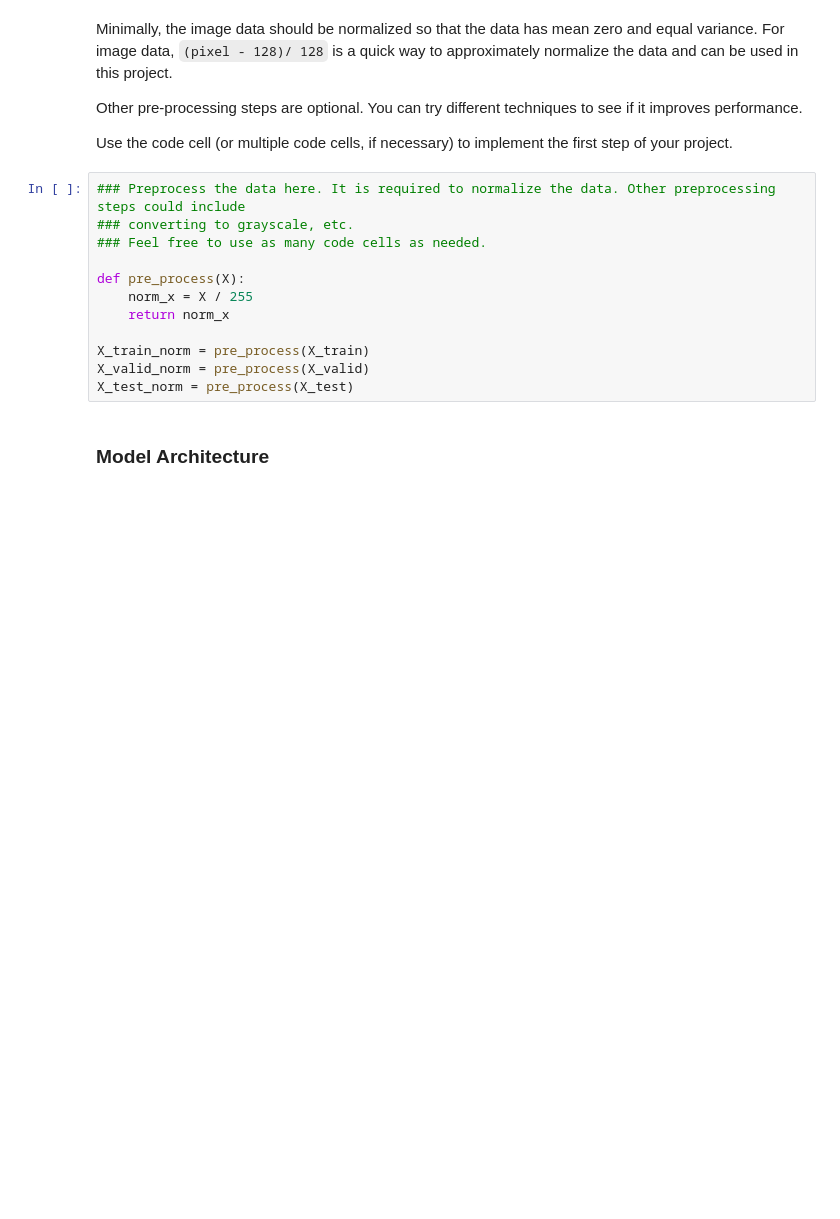
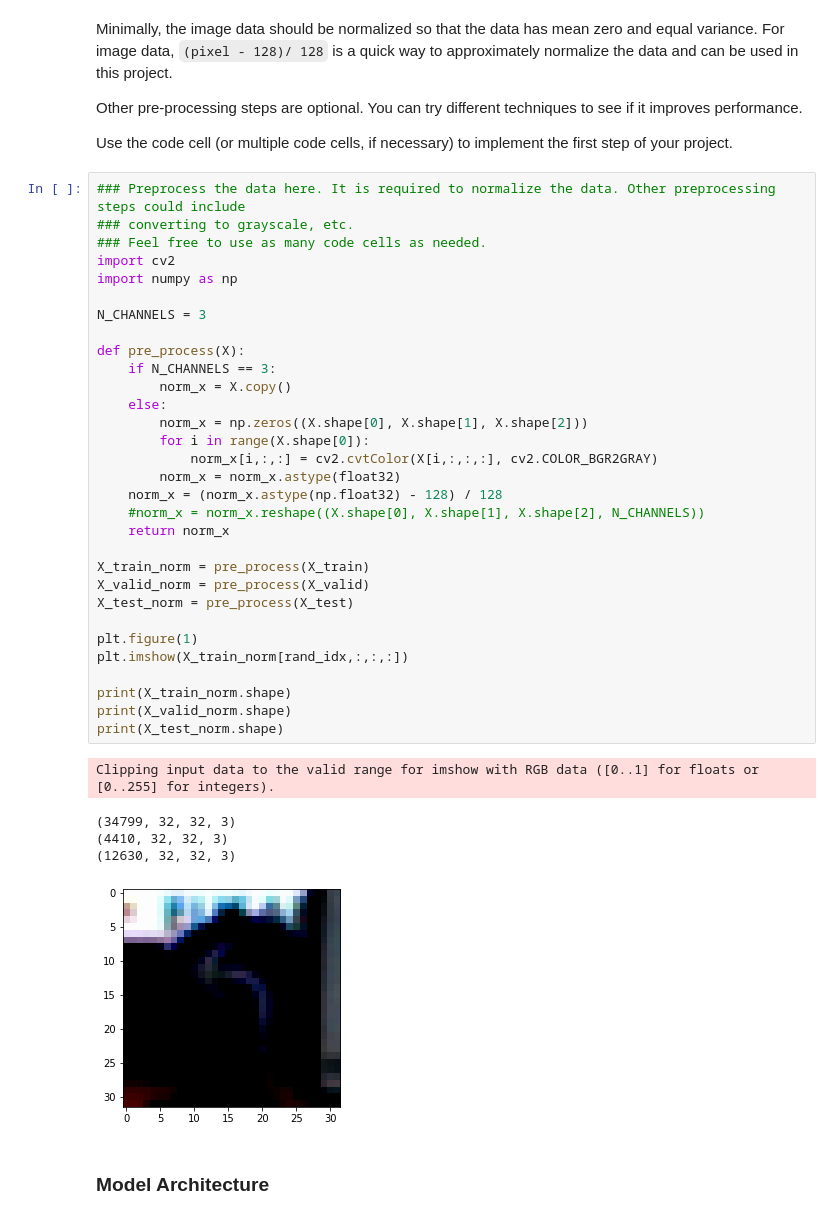
Before and after one commit to timothyscully/traffic_sign_classifier, a Jupyter notebook: Traffic_Sign_Classifier.ipynb, the cells around one changed output. Drawn from its saved outputs; the diff is of its cells as text; blank space fills up the shorter version.

```diff
--- a/Traffic_Sign_Classifier.ipynb
+++ b/Traffic_Sign_Classifier.ipynb
@@ -147,15 +148,40 @@ Use the code cell (or multiple code cells, if necessary) to implement the first
 # %%
 ### Preprocess the data here. It is required to normalize the data. Other preprocessing steps could include
 ### converting to grayscale, etc.
 ### Feel free to use as many code cells as needed.
+import cv2
+import numpy as np
+
+N_CHANNELS = 3
 
 def pre_process(X):
-    norm_x = X / 255
+    if N_CHANNELS == 3:
+        norm_x = X.copy()
+    else:
+        norm_x = np.zeros((X.shape[0], X.shape[1], X.shape[2]))
+        for i in range(X.shape[0]):
+            norm_x[i,:,:] = cv2.cvtColor(X[i,:,:,:], cv2.COLOR_BGR2GRAY)
+        norm_x = norm_x.astype(float32)
+    norm_x = (norm_x.astype(np.float32) - 128) / 128
+    #norm_x = norm_x.reshape((X.shape[0], X.shape[1], X.shape[2], N_CHANNELS))
     return norm_x
 
 X_train_norm = pre_process(X_train)
 X_valid_norm = pre_process(X_valid)
 X_test_norm = pre_process(X_test)
+
+plt.figure(1)
+plt.imshow(X_train_norm[rand_idx,:,:,:])
+
+print(X_train_norm.shape)
+print(X_valid_norm.shape)
+print(X_test_norm.shape)
+# %% [output]
+Clipping input data to the valid range for imshow with RGB data ([0..1] for floats or [0..255] for integers).
+(34799, 32, 32, 3)
+(4410, 32, 32, 3)
+(12630, 32, 32, 3)
+[figure, added]
 # %% [markdown]
 ### Model Architecture
 # %%
```
Also changed, not shown: parts of 11 cells of this notebook, 10 other files.
